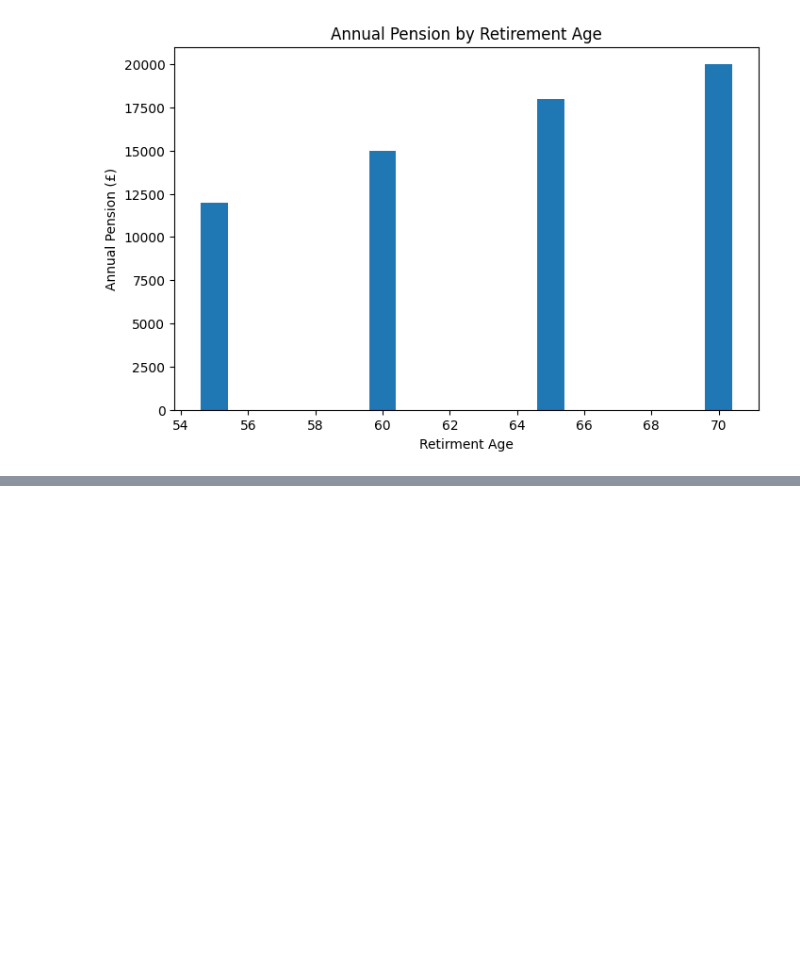
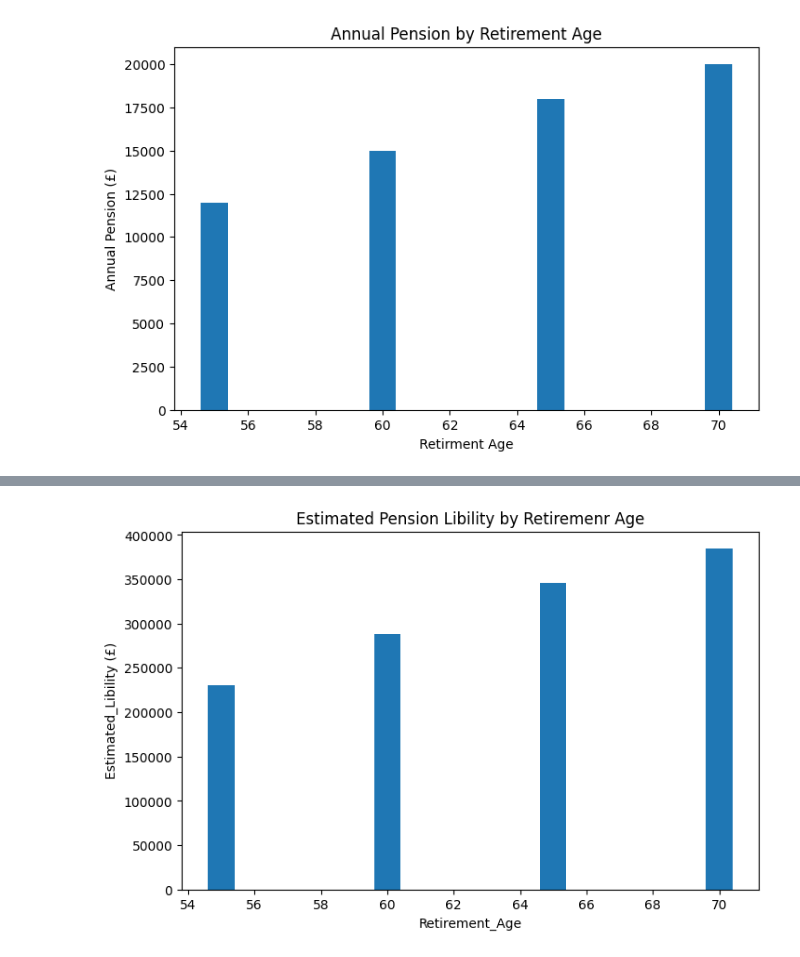
Before and after one commit to Utulu1/Actuarial-Pension-Valuation, a Jupyter notebook: notebooks/pension_valuation.ipynb, the cells around one changed output, grey strips where cells are left out. Cells and saved outputs as stored; diff of their text form; code cells hidden in the pictures; blank space fills up the shorter version.

Commit message:
Add pension liability analysis and visualization

```diff
--- a/notebooks/pension_valuation.ipynb
+++ b/notebooks/pension_valuation.ipynb
@@ -58,0 +67,6 @@ plt.show()
+# %%
+pension_data["Estimated_Libility"] = (
+    pension_data["Present_Value"] * 20
+)
+
+pension_data
@@ -58,0 +79,19 @@ plt.show()
+# %%
+plt.figure(figsize = (8,5))
+
+plt.bar(
+    pension_data["Retirement_Age"],
+    pension_data["Estimated_Libility"]
+)
+
+plt.title("Estimated Pension Libility by Retiremenr Age")
+plt.xlabel("Retirement_Age")
+plt.ylabel("Estimated_Libility (£)")
+
+plt.savefig(
+    r"c:\Files fromOneDrive\ActuarialProjects\Actuarial-Pension-Valuation\visualizations\pension_liability.png"
+)
+
+plt.show()
+# %% [output]
+[figure, added]
```
Also changed, not shown: parts of 2 cells of this notebook, 2 other files.
